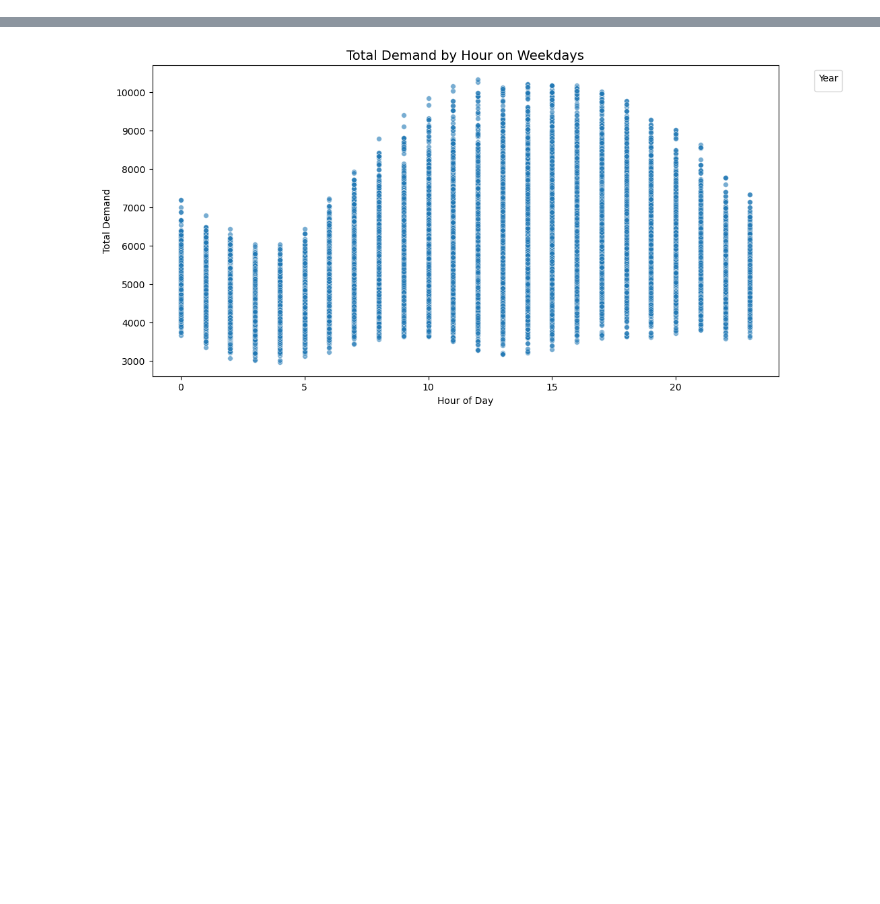
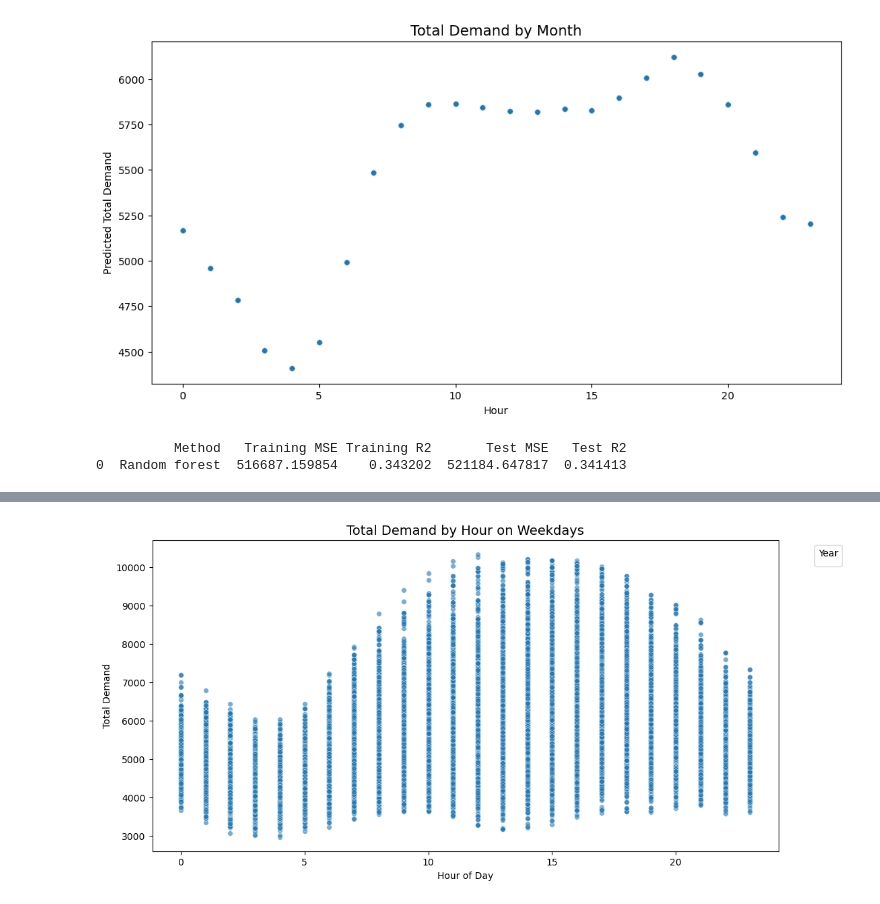
Before and after one commit to harjask-7/ADS1002-project, a Jupyter notebook: notebooks/tymon/Graph for each states/VIC-graph.ipynb, the cells around one changed output, grey strips where cells are left out. Drawn from its saved outputs; the diff is of its cells as text; code cells hidden in the pictures; blank space fills up the shorter version.

```diff
--- a/notebooks/tymon/Graph for each states/VIC-graph.ipynb
+++ b/notebooks/tymon/Graph for each states/VIC-graph.ipynb
@@ -60,0 +85,49 @@ CSV files loaded
+# %%
+# Model Building with Random forest
+
+# Training the model
+from sklearn.ensemble import RandomForestRegressor
+
+rf = RandomForestRegressor()
+rf.fit(X_train, Y_train)
+
+# Applying the model to make a prediction
+
+y_rf_train_pred = rf.predict(X_train)
+y_rf_test_pred = rf.predict(X_test)
+
+# Model performance
+from sklearn.metrics import mean_squared_error, r2_score
+
+rf_train_mse = mean_squared_error(Y_train, y_rf_train_pred)
+rf_train_r2 = r2_score(Y_train, y_rf_train_pred)
+
+rf_test_mse = mean_squared_error(Y_test, y_rf_test_pred)
+rf_test_r2 = r2_score(Y_test, y_rf_test_pred)
+
+plot_df = pd.DataFrame({
+    "Hour": X_test.values.flatten(),
+    "Predicted_Demand": y_rf_test_pred
+})
+
+plt.figure(figsize=(12, 6))
+sns.scatterplot(
+    data=plot_df,
+    x="Hour",
+    y="Predicted_Demand",
+    s=30,
+    alpha=0.6
+)
+
+plt.title("Total Demand by Month", fontsize=14)
+plt.xlabel("Hour")
+plt.ylabel("Predicted Total Demand")
+plt.show()
+
+rf_results = pd.DataFrame(["Random forest", rf_train_mse, rf_train_r2, rf_test_mse, rf_test_r2]).transpose()
+rf_results.columns = ["Method", "Training MSE", "Training R2", "Test MSE", "Test R2"]
+print(rf_results)
+# %% [output]
+[figure, added]
+          Method   Training MSE Training R2       Test MSE   Test R2
+0  Random forest  516687.159854    0.343202  521184.647817  0.341413
```
Also changed, not shown: parts of 3 cells of this notebook, 1 other file.
